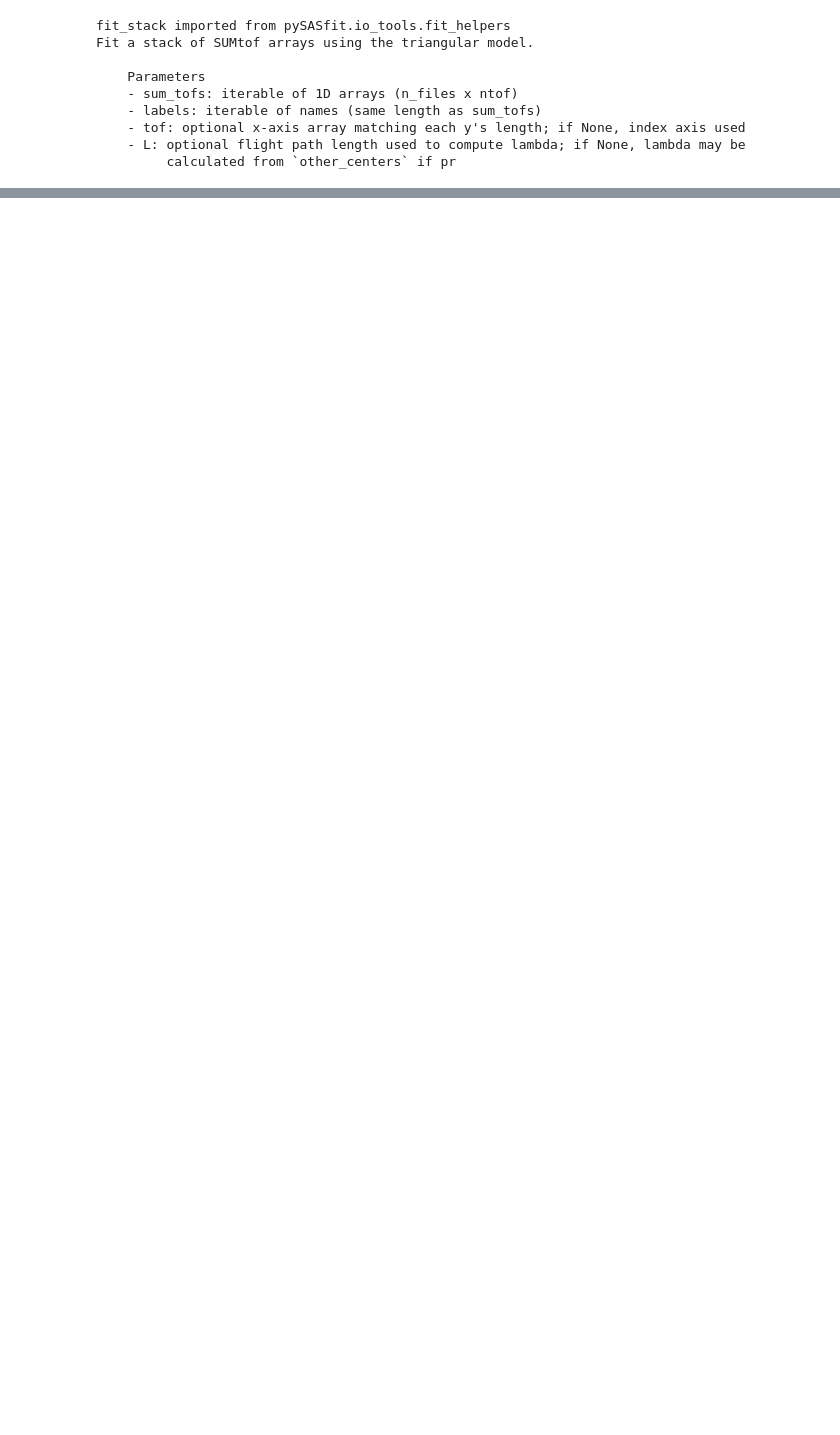
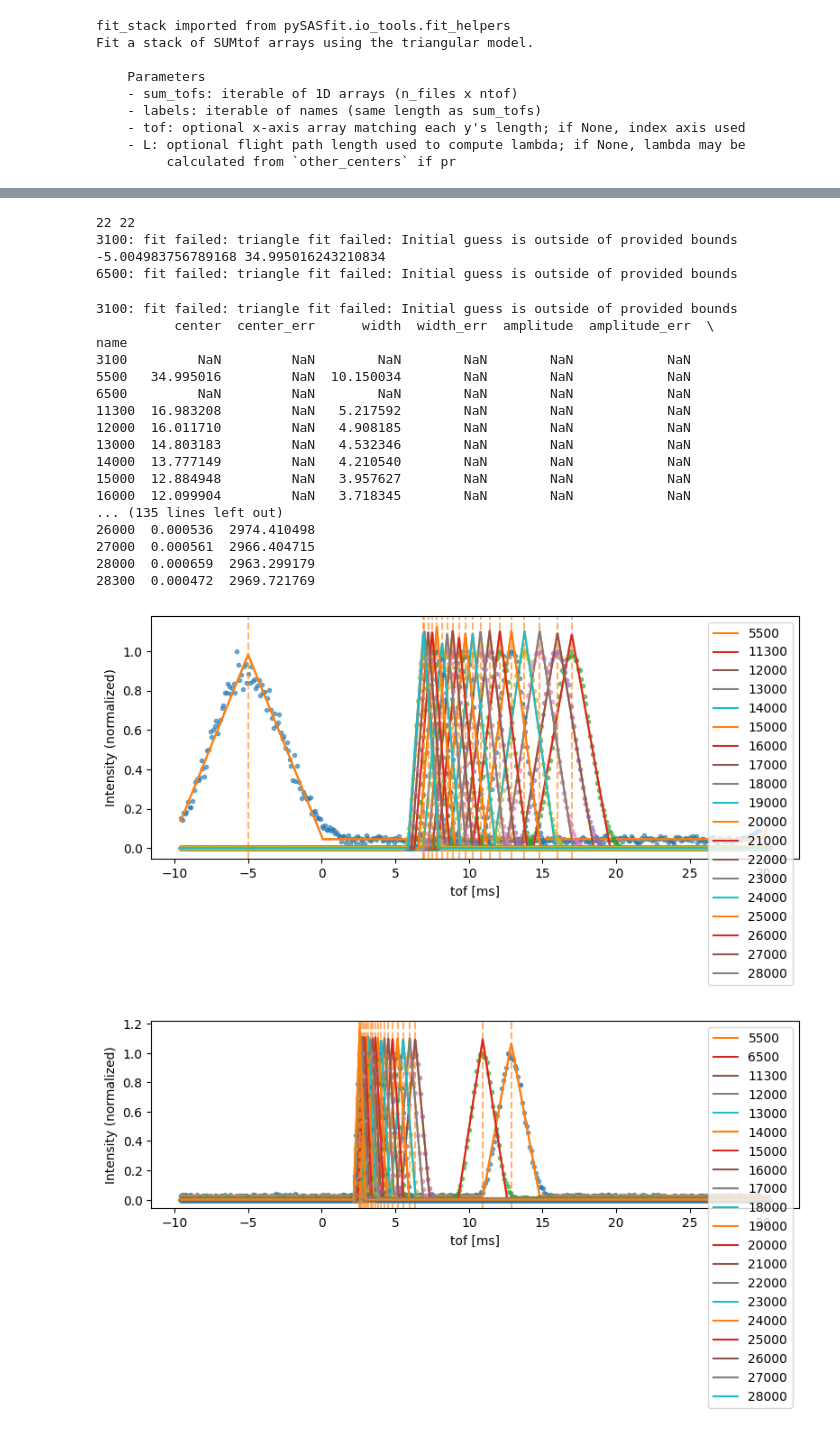
Before and after one commit to SASfit/pySASfit, a Jupyter notebook: notebooks/SANS1_tof.ipynb, the cells around one changed output, grey strips where cells are left out. Cells and saved outputs as stored; diff of their text form; code cells hidden in the pictures; blank space fills up the shorter version.

```diff
--- a/notebooks/SANS1_tof.ipynb
+++ b/notebooks/SANS1_tof.ipynb
@@ -109,0 +197,49 @@ name
+# %%
+tilt="-6"
+tofshort_files={tilt: tuple(
+    f"W:/2026/sans/Service/sans2026n{num:06d}.hdf"
+    for num in range(577, 599)
+)}
+toflong_files={tilt: tuple(
+    f"W:/2026/sans/Service/sans2026n{num:06d}.hdf"
+    for num in range(599, 621)
+)}
+print(len(tofshort_files[tilt]),len(toflong_files[tilt]))
+
+sumshort_tofs = {tilt : read_files_sumtof(tofshort_files[tilt]) }
+sumlong_tofs =  {tilt : read_files_sumtof(toflong_files[tilt] ) }
+
+tof = (np.arange(0, 401, dtype=float) * 1000.0e-4) - 9.58
+resultslong = {tilt: fit_stack(sumlong_tofs[tilt], labels, tof=tof if 'tof' in globals() else None, L=8000.0-20, plot=True)}
+resultsshort = {tilt: fit_stack(sumshort_tofs[tilt], labels, tof=tof if 'tof' in globals() else None, DL=8000-3000, plot=True,other_centers=[r['center'] for r in resultslong[tilt]])}
+
+df = pd.DataFrame(resultslong[tilt]).set_index('name')
+print(df)
+print("\n")
+df = pd.DataFrame(resultsshort[tilt]).set_index('name')
+print(df)
+print("\n")
+# %% [output]
+22 22
+3100: fit failed: triangle fit failed: Initial guess is outside of provided bounds
+-5.004983756789168 34.995016243210834
+6500: fit failed: triangle fit failed: Initial guess is outside of provided bounds
+3100: fit failed: triangle fit failed: Initial guess is outside of provided bounds
+          center  center_err      width  width_err  amplitude  amplitude_err  \
+name
+3100         NaN         NaN        NaN        NaN        NaN            NaN
+5500   34.995016         NaN  10.150034        NaN        NaN            NaN
+6500         NaN         NaN        NaN        NaN        NaN            NaN
+11300  16.983208         NaN   5.217592        NaN        NaN            NaN
+12000  16.011710         NaN   4.908185        NaN        NaN            NaN
+13000  14.803183         NaN   4.532346        NaN        NaN            NaN
+14000  13.777149         NaN   4.210540        NaN        NaN            NaN
+15000  12.884948         NaN   3.957627        NaN        NaN            NaN
+16000  12.099904         NaN   3.718345        NaN        NaN            NaN
+... (135 lines left out)
+26000  0.000536  2974.410498
+27000  0.000561  2966.404715
+28000  0.000659  2963.299179
+28300  0.000472  2969.721769
+[figure, added]
+[figure, added]
```
Also changed, not shown: parts of 5 cells of this notebook, 7 other files.
